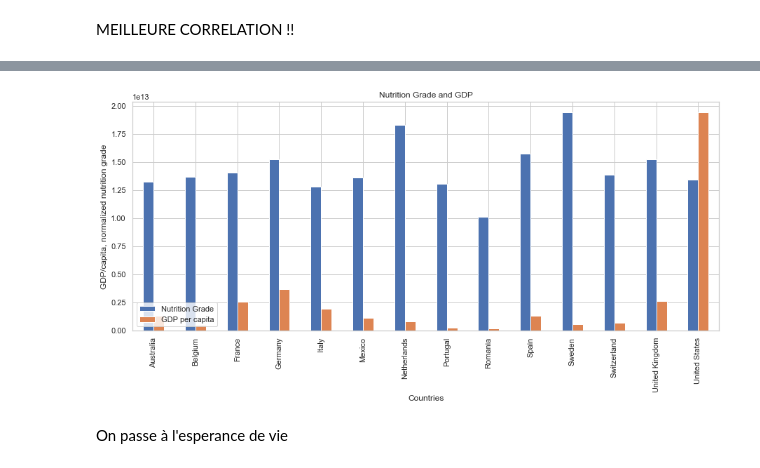
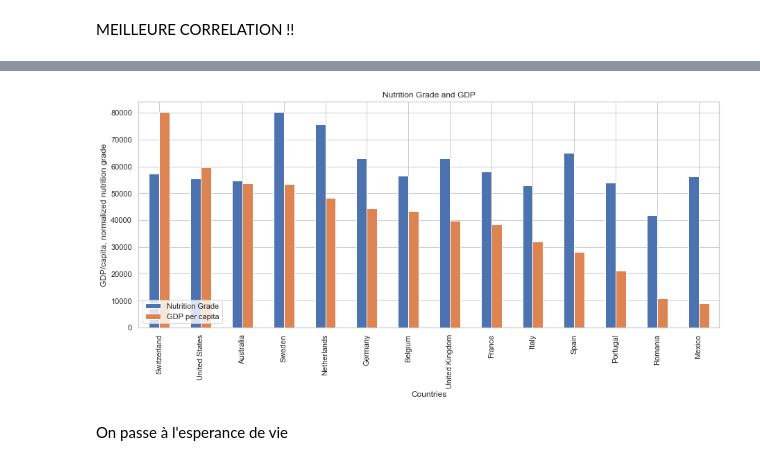
Before and after one commit to coiL10/AdamanTeam, a Jupyter notebook: milestone2.ipynb, the cells around one changed output, grey strips where cells are left out. Saved outputs shown, nothing was run; the diff lists cells and outputs as text; code cells hidden in the pictures.

Commit message:
sorted plot

```diff
--- a/milestone2.ipynb
+++ b/milestone2.ipynb
@@ -1014,15 +1054,16 @@ MEILLEURE CORRELATION !!
 # %%
-a = scores_gdp.copy()
-a['nutrition_grade_fr'] = a['nutrition_grade_fr'] / max(a['nutrition_grade_fr']) * max(a['2017'])
-a.columns = ['Nutrition Grade', 'code', 'countries_en', 'GDP per capita']
-ax = a.plot.bar(figsize=(15, 6))
+b = scores_gdp_capita.copy()
+b['nutrition_grade_fr'] = b['nutrition_grade_fr'] / max(b['nutrition_grade_fr']) * max(b['2017'])
+b.columns = ['Nutrition Grade', 'code', 'countries_en', 'GDP per capita']
+b = b.sort_values(['GDP per capita'], ascending=False)
+ax = b.plot.bar(figsize=(15, 6))
 ax.legend(loc = 3)
 ax.set_xlabel('Countries')
 ax.set_ylabel('GDP/capita, normalized nutrition grade')
 ax.set_title('Nutrition Grade and GDP')
 plt.savefig('grade_gdp_capita.png', bbox_inches="tight")
 # %% [output]
-[figure, old version]
+[figure, new version]
 # %% [markdown]
 On passe à l'esperance de vie
 # %%
```
Also changed, not shown: parts of 4 cells of this notebook.
